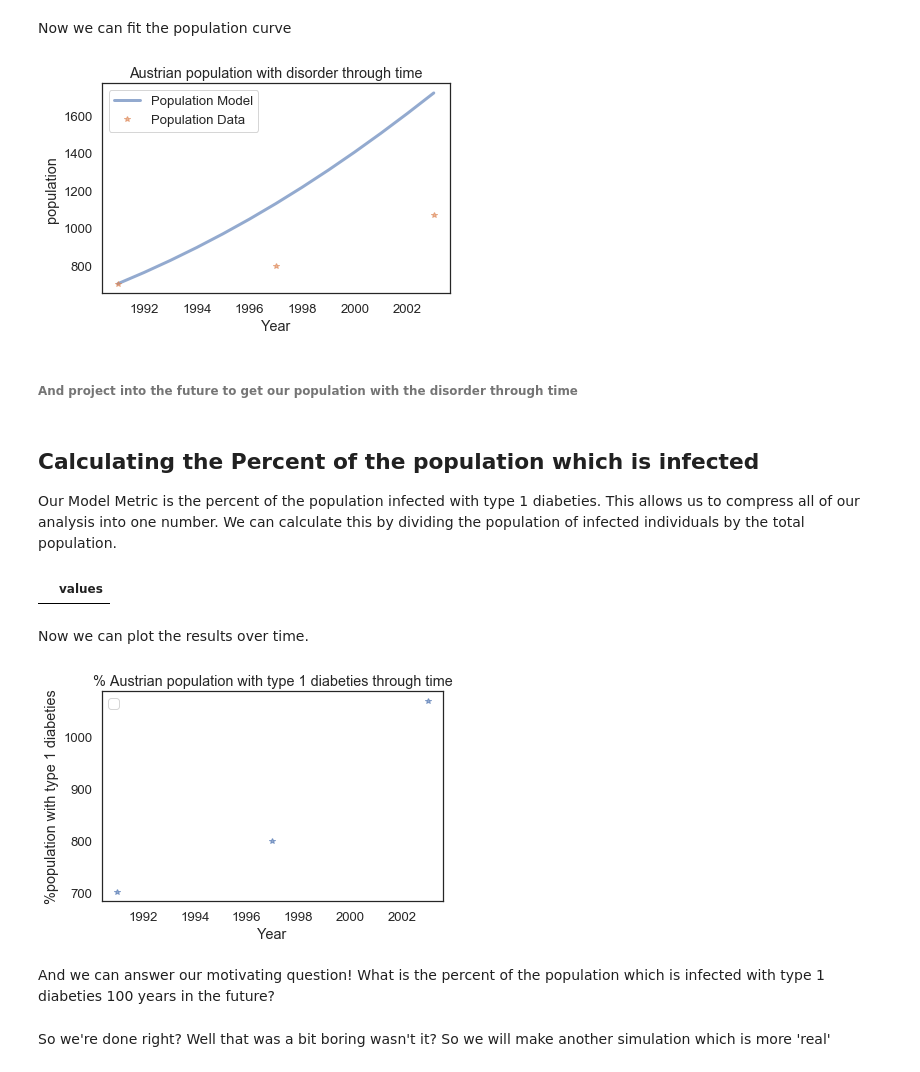
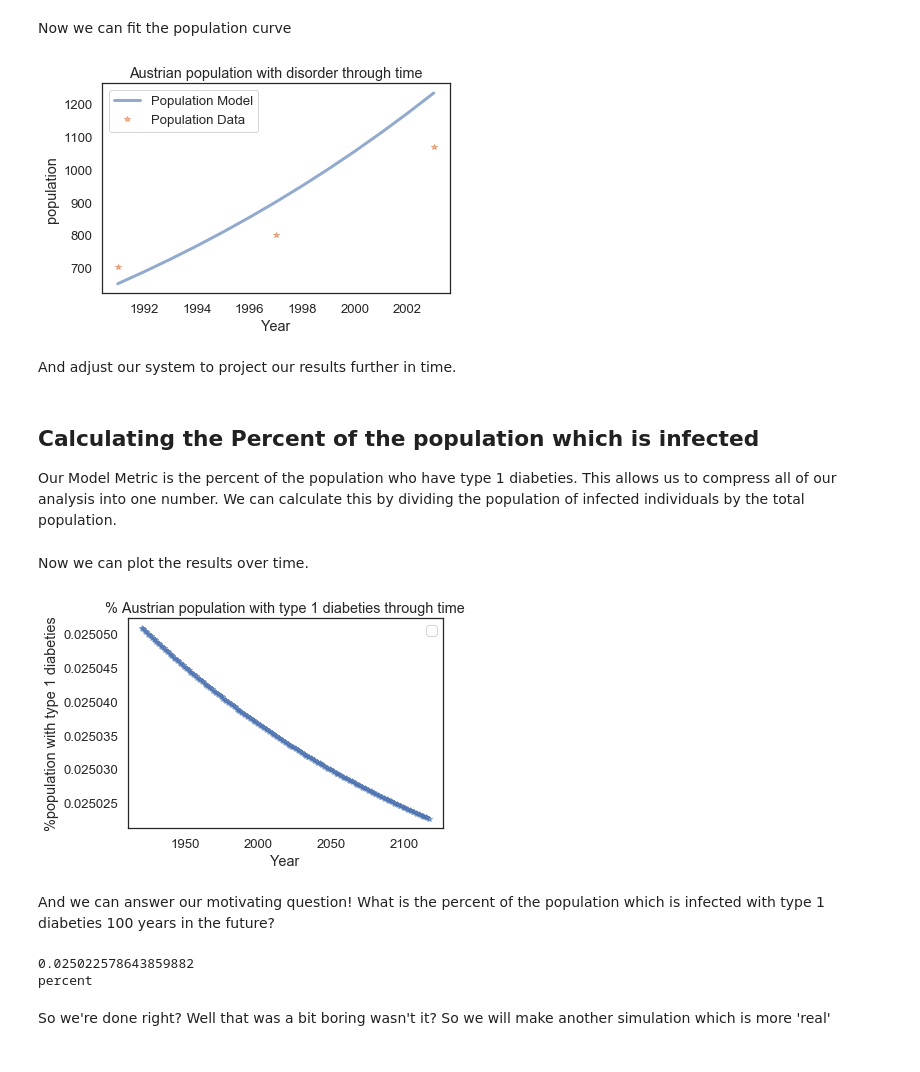
Before and after one commit to maiam6242/ModSimProject1, a Jupyter notebook: Project_1_Notebook.ipynb, the cells around one changed output. Cells and saved outputs as stored; diff of their text form; code cells hidden in the pictures.

Commit message:
The first 'simple' model is almost finished, it just needs a better hand fit model

```diff
--- a/Project_1_Notebook.ipynb
+++ b/Project_1_Notebook.ipynb
@@ -198,12 +198,12 @@ decorate(title = "Austrian population with type 1 diabeties through time",
 # %% [markdown]
 Now we can fit the population curve
 # %%
-#defines a new system which holds relevant parameters for this model coifficents were found by hand
+#defines a new system which holds relevant parameters for this model coifficents were found by hand #ADJUST PARAMETERS TODO TODO TODO
 austrian_population_diabeties_model_sys = System(t_0=1991,
                 t_end=2003,
-                p_0=sick_pop[1991],
-                max_rate = .1,
-                carrying_capacity = 5000)
+                p_0=sick_pop[1991]-50,
+                max_rate = .06,
+                carrying_capacity = 10000)
 #runs a simulation to generate model data using the values imbedded in the system
 results = run_simulation(austrian_population_diabeties_model_sys, update_func_quad1)
 #plots the results
@@ -217,31 +217,29 @@ decorate(title = "Austrian population with disorder through time",
 #adds a legend to the graph
 legend()
 # %% [output]
-[figure, old version]
+[figure, new version]
-# %% [markdown]
-###### And project into the future to get our population with the disorder through time
+# %% [markdown]
+And adjust our system to project our results further in time.
 # %%
 #TODO
 # %% [markdown]
 ## Calculating the Percent of the population which is infected
-Our Model Metric is the percent of the population infected with type 1 diabeties. This allows us to compress all of our analysis into one number. We can calculate this by dividing the population of infected individuals by the total population.
+Our Model Metric is the percent of the population who have type 1 diabeties. This allows us to compress all of our analysis into one number. We can calculate this by dividing the population of infected individuals by the total population.
-# %%
-percent_sick_population = TimeSeries()
-#for counter in linrange(1920,2118,1):
-    #sets the value of the time series to the number of sick people divided by the total population
-    #percent_sick_population[counter] = TODO
-# %% [output]
-|  | values |
+# %%
+percent_sick_population = TimeSeries()
+#change this code to reference the first & last indexes of the data
+for counter in linrange(1920,2118,1):
+    percent_sick_population[counter] = 100* Logistic_population_model(counter,austrian_population_diabeties_model_sys)/Logistic_population_model(counter,austrian_population_model_sys)
 # %% [markdown]
 Now we can plot the results over time.
 # %%
 #plot the data
-plot(sick_pop, "*")
+plot(percent_sick_population, "*")
 #decorate the plot
 decorate(title = "% Austrian population with type 1 diabeties through time",
          xlabel = "Year",
          ylabel = "%population with type 1 diabeties")
 # %% [output]
-[figure, old version]
+[figure, new version]
 # %% [markdown]
 And we can answer our motivating question! What is the percent of the population which is infected with type 1 diabeties 100 years in the future?
@@ -252,3 +246,9 @@ And we can answer our motivating question! What is the percent of the population
+# %%
+print(100* Logistic_population_model(2118,austrian_population_diabeties_model_sys)/Logistic_population_model(2118,austrian_population_model_sys))
+print("percent")
+# %% [output]
+0.025022578643859882
+percent
 # %% [markdown]
 So we're done right? Well that was a bit boring wasn't it? So we will make another simulation which is more 'real'
 # %% [markdown]
```
Also changed, not shown: parts of 1 cell of this notebook.
